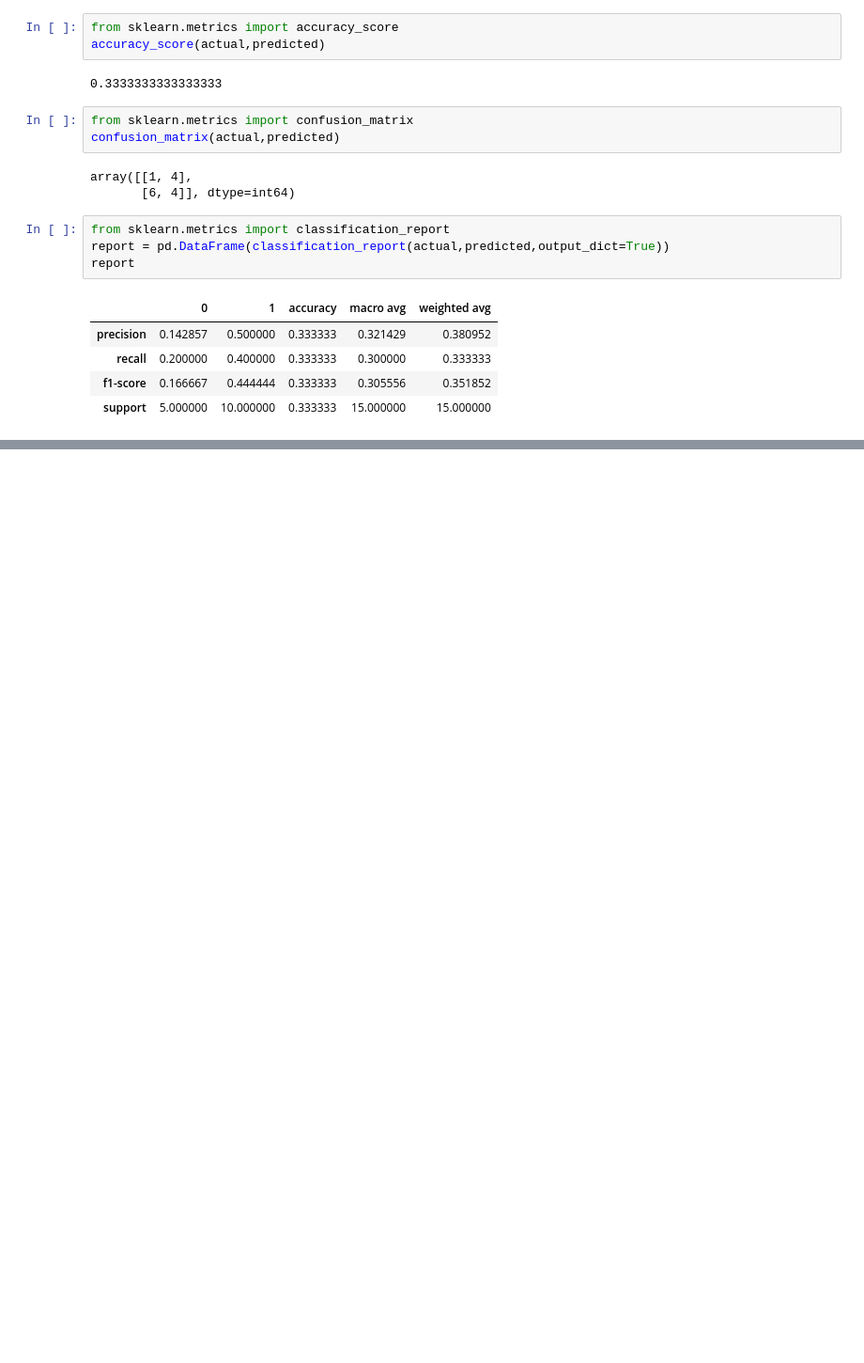
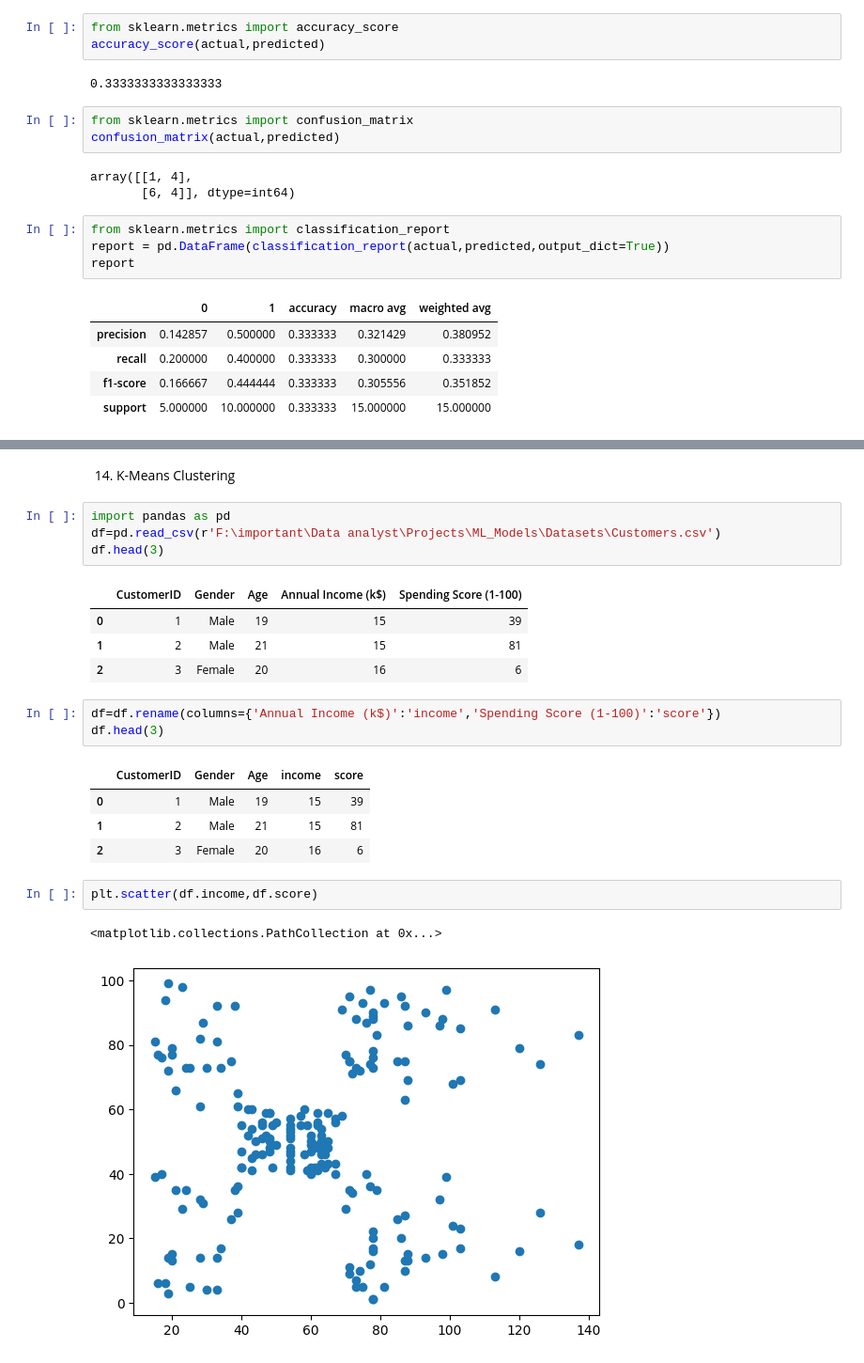
Before and after one commit to arunpsg07/Data-Analyst, a Jupyter notebook: ML_Models/models.ipynb, the cells around one changed output, grey strips where cells are left out. Shown at 94% size. Saved outputs shown, nothing was run; the diff lists cells and outputs as text; blank space fills up the shorter version.

```diff
--- a/ML_Models/models.ipynb
+++ b/ML_Models/models.ipynb
@@ -335,0 +747,24 @@ report
+# %% [markdown]
+14. K-Means Clustering
+# %%
+import pandas as pd
+df=pd.read_csv(r'F:\important\Data analyst\Projects\ML_Models\Datasets\Customers.csv')
+df.head(3)
+# %% [output]
+|  | CustomerID | Gender | Age | Annual Income (k$) | Spending Score (1-100) |
+| 0 | 1 | Male | 19 | 15 | 39 |
+| 1 | 2 | Male | 21 | 15 | 81 |
+| 2 | 3 | Female | 20 | 16 | 6 |
+# %%
+df=df.rename(columns={'Annual Income (k$)':'income','Spending Score (1-100)':'score'})
+df.head(3)
+# %% [output]
+|  | CustomerID | Gender | Age | income | score |
+| 0 | 1 | Male | 19 | 15 | 39 |
+| 1 | 2 | Male | 21 | 15 | 81 |
+| 2 | 3 | Female | 20 | 16 | 6 |
+# %%
+plt.scatter(df.income,df.score)
+# %% [output]
+<matplotlib.collections.PathCollection at 0x...>
+[figure, added]
```
Also changed, not shown: parts of 83 cells of this notebook.
